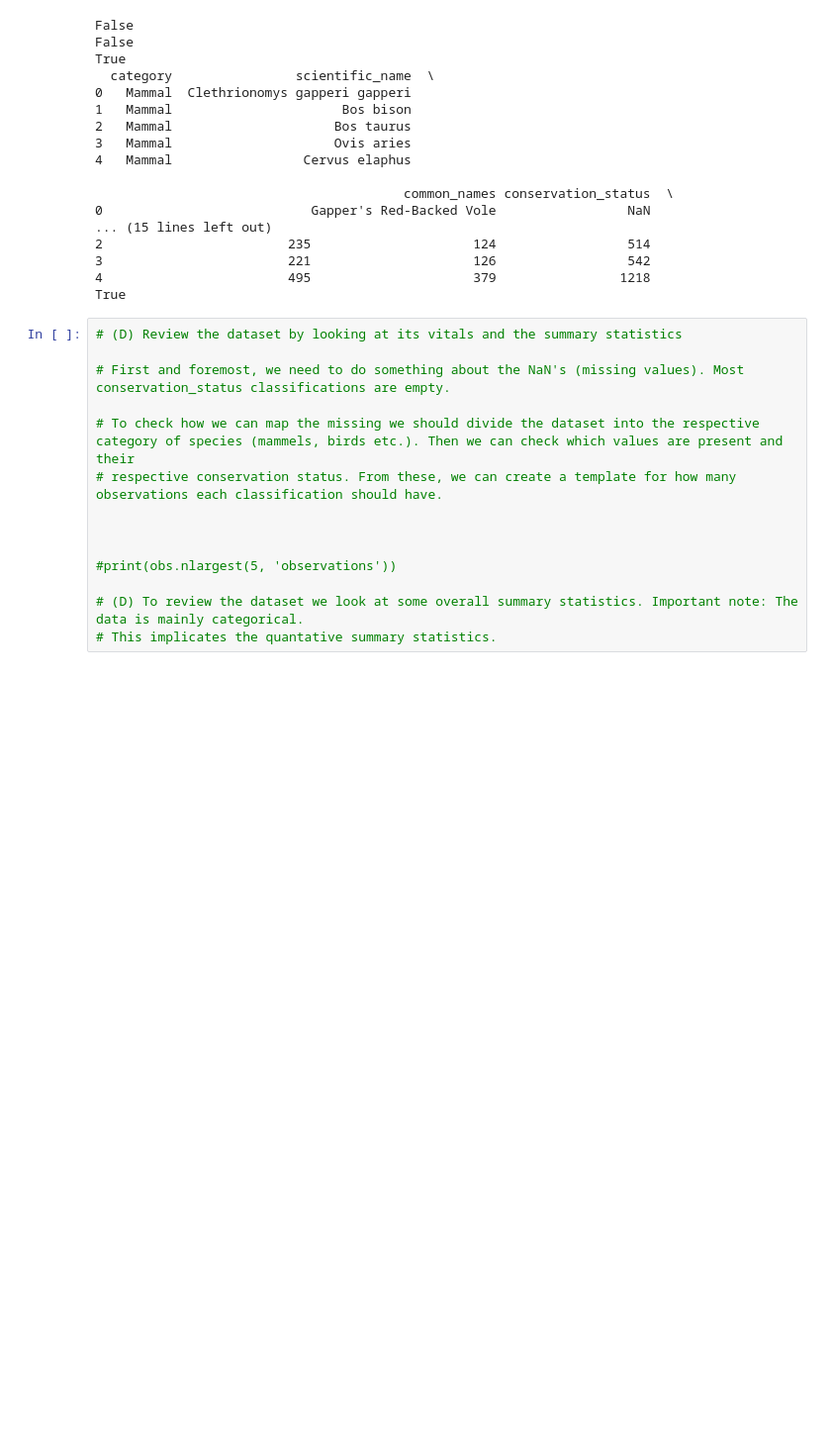
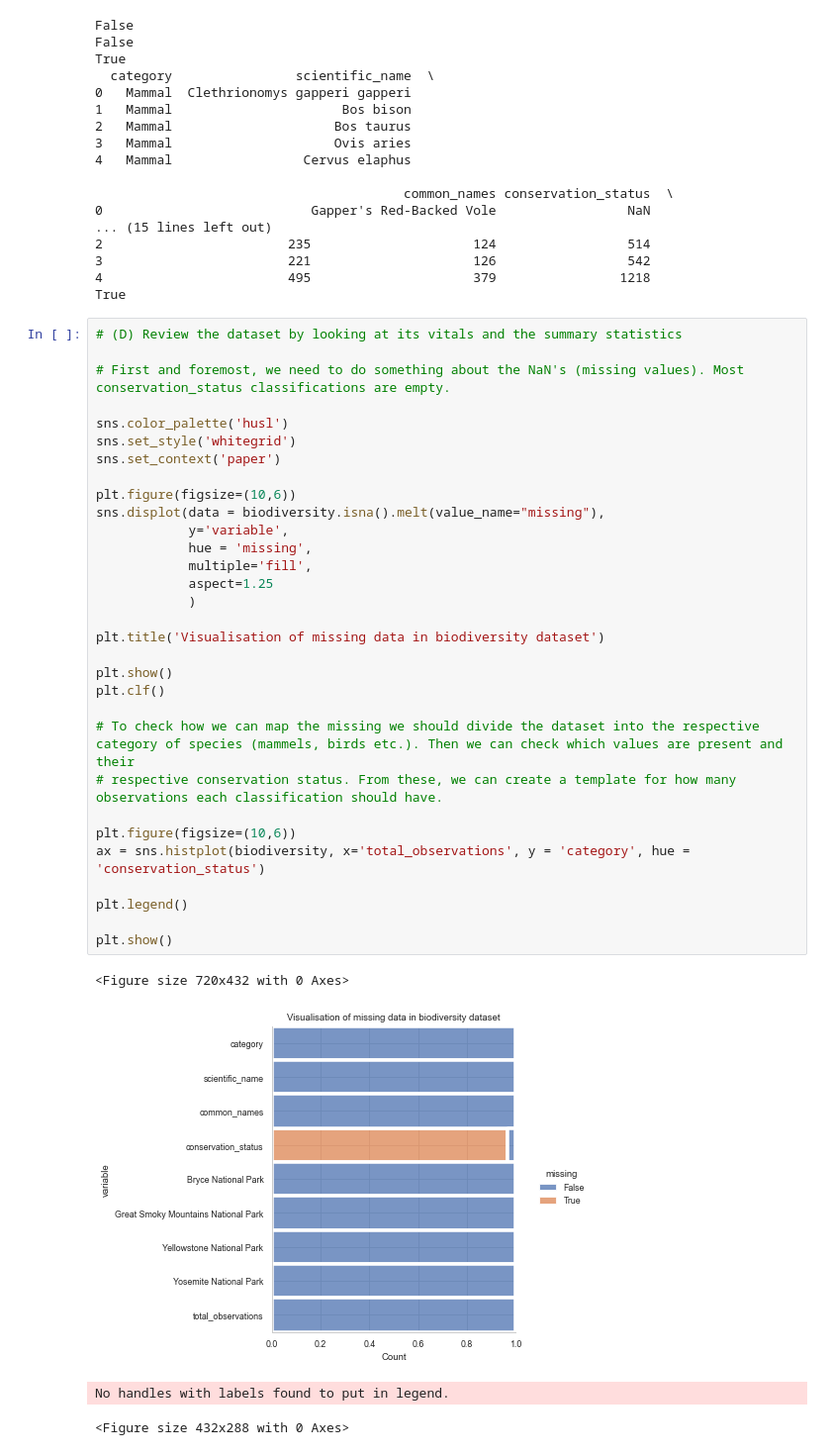
Before and after one commit to albertbanke/Biodiversity, a Jupyter notebook: biodiversity.ipynb, the cells around one changed output. Shown at 99% size. Cells and saved outputs as stored; diff of their text form; blank space fills up the shorter version.

```diff
--- a/biodiversity.ipynb
+++ b/biodiversity.ipynb
@@ -157,14 +157,36 @@ True
 # %%
 # (D) Review the dataset by looking at its vitals and the summary statistics
 
 # First and foremost, we need to do something about the NaN's (missing values). Most conservation_status classifications are empty.
 
+sns.color_palette('husl')
+sns.set_style('whitegrid')
+sns.set_context('paper')
+
+plt.figure(figsize=(10,6))
+sns.displot(data = biodiversity.isna().melt(value_name="missing"),
+            y='variable',
+            hue = 'missing',
+            multiple='fill',
+            aspect=1.25
+            )
+
+plt.title('Visualisation of missing data in biodiversity dataset')
+
+plt.show()
+plt.clf()
+
 # To check how we can map the missing we should divide the dataset into the respective category of species (mammels, birds etc.). Then we can check which values are present and their
 # respective conservation status. From these, we can create a template for how many observations each classification should have.
 
+plt.figure(figsize=(10,6))
+ax = sns.histplot(biodiversity, x='total_observations', y = 'category', hue = 'conservation_status')
 
+plt.legend()
 
-#print(obs.nlargest(5, 'observations'))
-
-# (D) To review the dataset we look at some overall summary statistics. Important note: The data is mainly categorical.
-# This implicates the quantative summary statistics.
+plt.show()
+# %% [output]
+<Figure size 720x432 with 0 Axes>
+[figure, added]
+No handles with labels found to put in legend.
+<Figure size 432x288 with 0 Axes>
```
Also changed, not shown: parts of 1 cell of this notebook.
